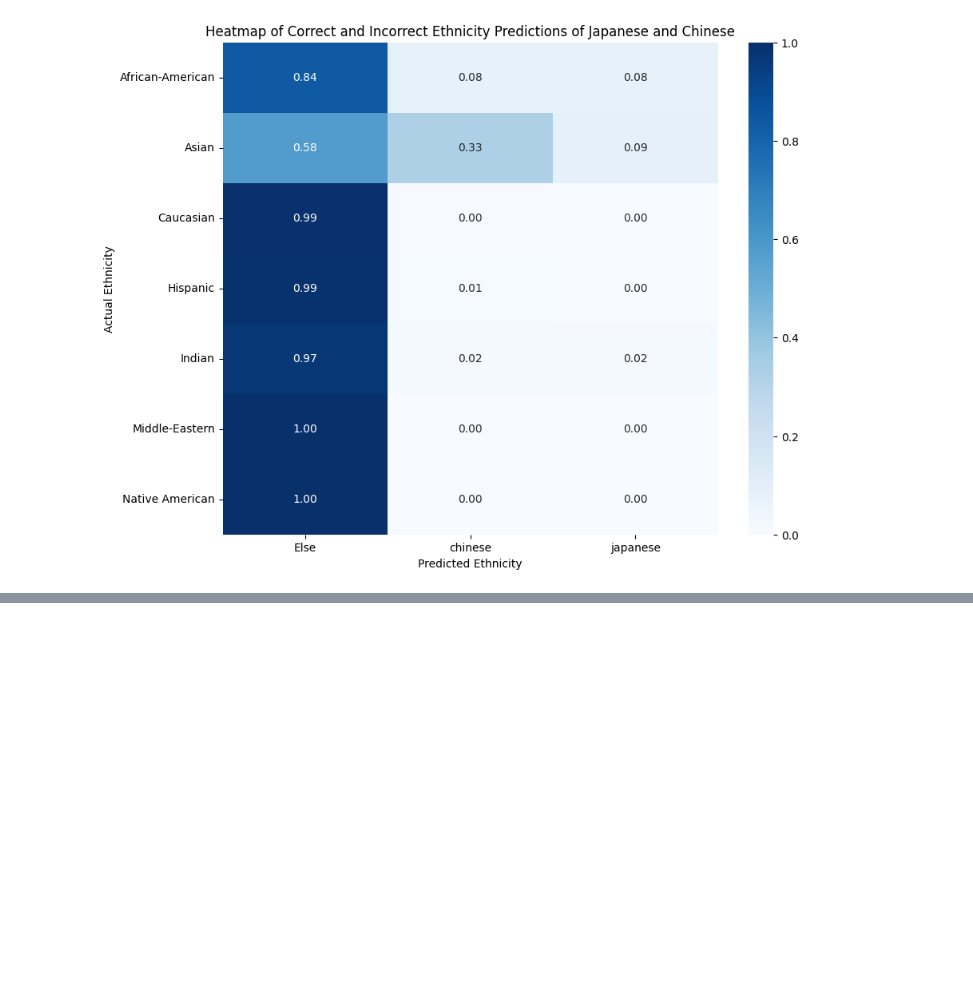
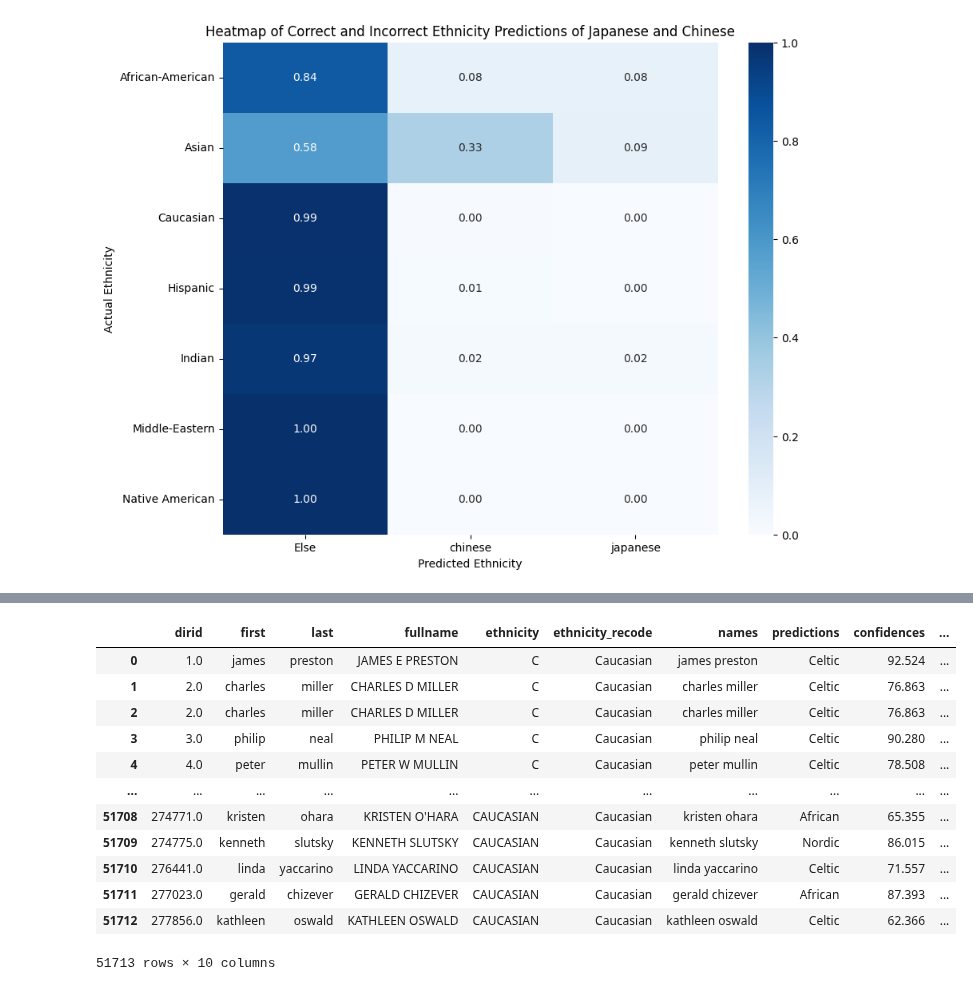
Before and after one commit to YounSooKimTech/Bamboo_Project, a Jupyter notebook: Ethnicity_Classifier_Final.ipynb, the cells around one changed output, grey strips where cells are left out. Saved outputs shown, nothing was run; the diff lists cells and outputs as text; code cells hidden in the pictures; blank space fills up the shorter version.

```diff
--- a/Ethnicity_Classifier_Final.ipynb
+++ b/Ethnicity_Classifier_Final.ipynb
@@ -465,0 +505,22 @@ Native American   1.000000  0.000000  0.000000
+# %%
+import pandas as pd
+
+df_8_model = pd.read_csv('/content/8_model_output.csv')
+
+df_8_model
+
+ethnicity_mapping = {
+    "Celtic": "Caucasian",
+    "European": "Caucasian",
+    "African": "African American",
+    "Hispanic": "Hispanic",
+    "Nordic": "Caucasian",
+    "EastAsian": "Asian",
+    "SouthAsian": "Indian",
+    "Muslim": "Middle-Eastern"
+}
+
+# Recode the column
+df_8_model["ethnicity_predicted"] = df_8_model['predictions'].replace(ethnicity_mapping)
+
+df_8_model["ethnicity_predicted"].value_counts()
@@ -465,0 +537,5 @@ Native American   1.000000  0.000000  0.000000
+# %%
+
+df_final = pd.merge(df_cleaned, df_8_model, on="names", how="left")
+
+df_final["ethnicity_recode"].value_counts()
@@ -465,0 +555,16 @@ Native American   1.000000  0.000000  0.000000
+# %%
+df_final
+# %% [output]
+|  | dirid | first | last | fullname | ethnicity | ethnicity_recode | names | predictions | confidences | ... |
+| 0 | 1.0 | james | preston | JAMES E PRESTON | C | Caucasian | james preston | Celtic | 92.524 | ... |
+| 1 | 2.0 | charles | miller | CHARLES D MILLER | C | Caucasian | charles miller | Celtic | 76.863 | ... |
+| 2 | 2.0 | charles | miller | CHARLES D MILLER | C | Caucasian | charles miller | Celtic | 76.863 | ... |
+| 3 | 3.0 | philip | neal | PHILIP M NEAL | C | Caucasian | philip neal | Celtic | 90.280 | ... |
+| 4 | 4.0 | peter | mullin | PETER W MULLIN | C | Caucasian | peter mullin | Celtic | 78.508 | ... |
+| ... | ... | ... | ... | ... | ... | ... | ... | ... | ... | ... |
+| 51708 | 274771.0 | kristen | ohara | KRISTEN O'HARA | CAUCASIAN | Caucasian | kristen ohara | African | 65.355 | ... |
+| 51709 | 274775.0 | kenneth | slutsky | KENNETH SLUTSKY | CAUCASIAN | Caucasian | kenneth slutsky | Nordic | 86.015 | ... |
+| 51710 | 276441.0 | linda | yaccarino | LINDA YACCARINO | CAUCASIAN | Caucasian | linda yaccarino | Celtic | 71.557 | ... |
+| 51711 | 277023.0 | gerald | chizever | GERALD CHIZEVER | CAUCASIAN | Caucasian | gerald chizever | African | 87.393 | ... |
+| 51712 | 277856.0 | kathleen | oswald | KATHLEEN OSWALD | CAUCASIAN | Caucasian | kathleen oswald | Celtic | 62.366 | ... |
+51713 rows × 10 columns
```
Also changed, not shown: parts of 16 cells of this notebook.
